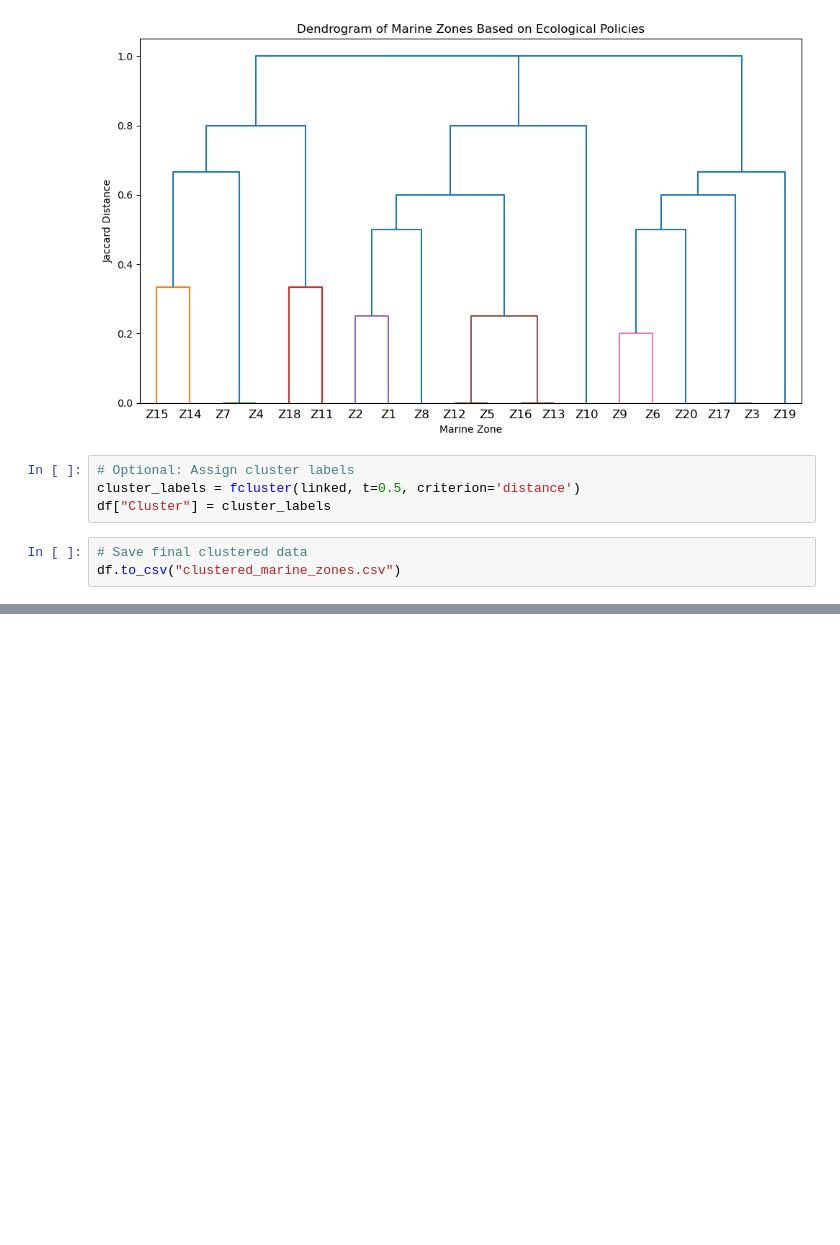
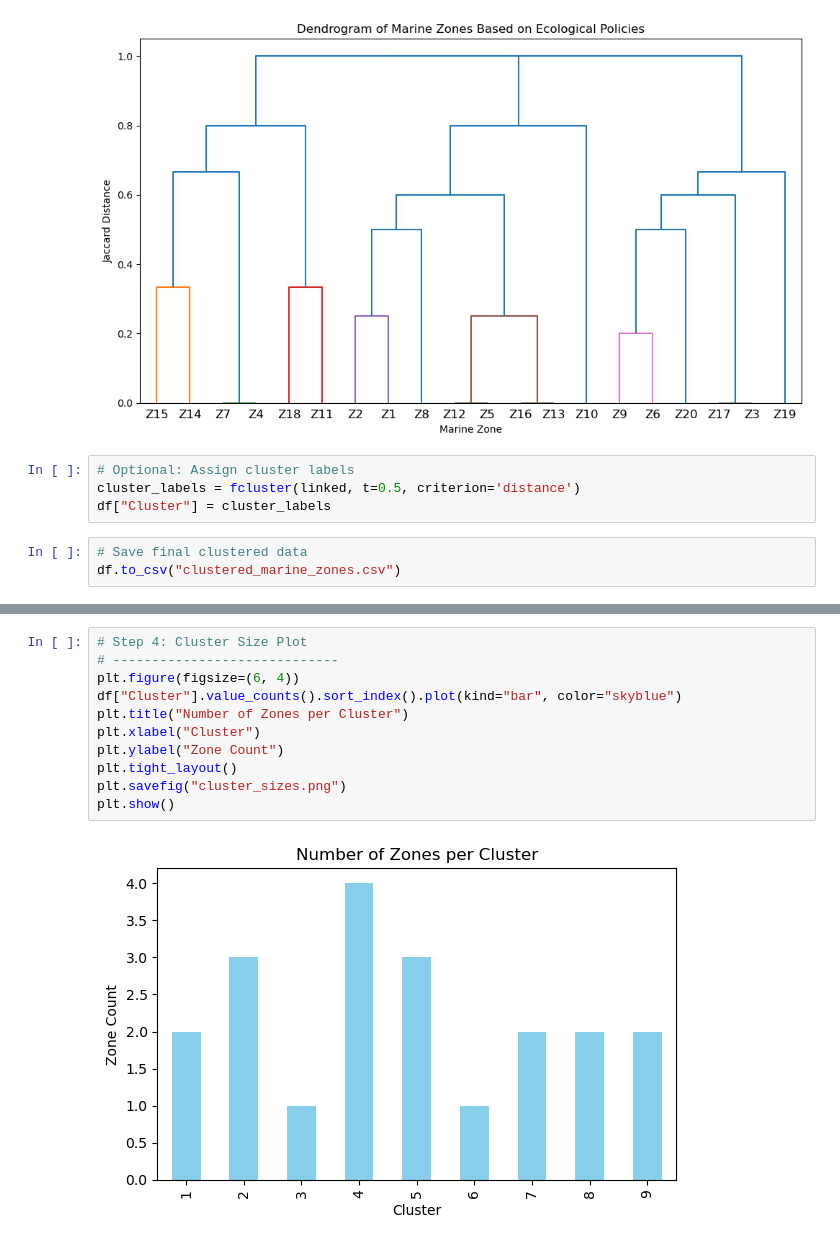
Before and after one commit to DolapoSalim/hierarchical-clustering-and-dendrogram, a Jupyter notebook: notebook/analysis.ipynb, the cells around one changed output, grey strips where cells are left out. Cells and saved outputs as stored; diff of their text form; blank space fills up the shorter version.

```diff
--- a/notebook/analysis.ipynb
+++ b/notebook/analysis.ipynb
@@ -89,0 +125,13 @@ df.to_csv("clustered_marine_zones.csv")
+# %%
+# Step 4: Cluster Size Plot
+# -----------------------------
+plt.figure(figsize=(6, 4))
+df["Cluster"].value_counts().sort_index().plot(kind="bar", color="skyblue")
+plt.title("Number of Zones per Cluster")
+plt.xlabel("Cluster")
+plt.ylabel("Zone Count")
+plt.tight_layout()
+plt.savefig("cluster_sizes.png")
+plt.show()
+# %% [output]
+[figure, added]
```
Also changed, not shown: parts of 3 cells of this notebook.
